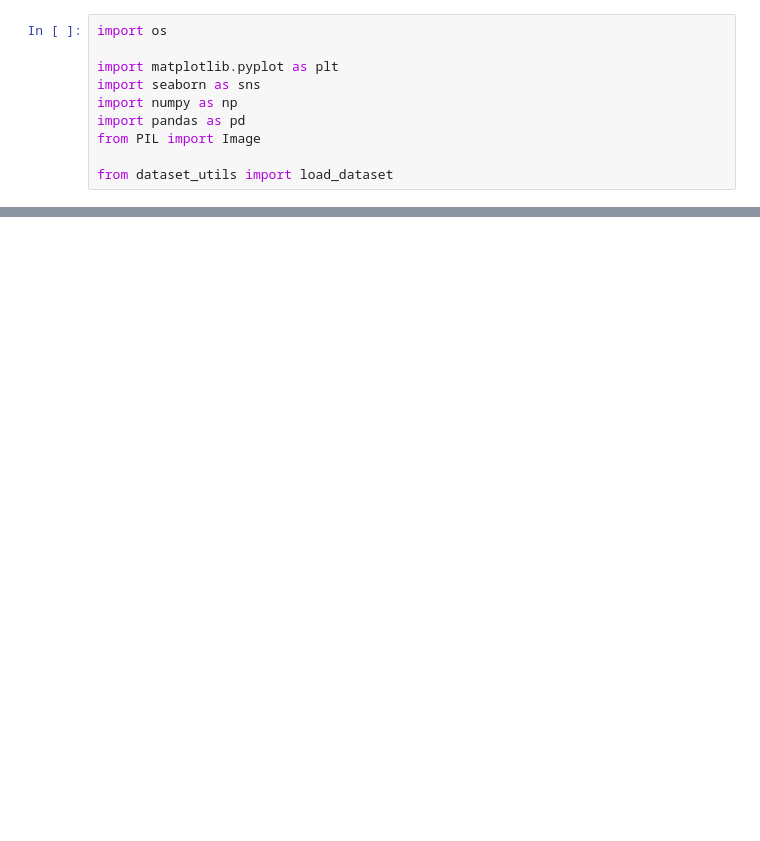
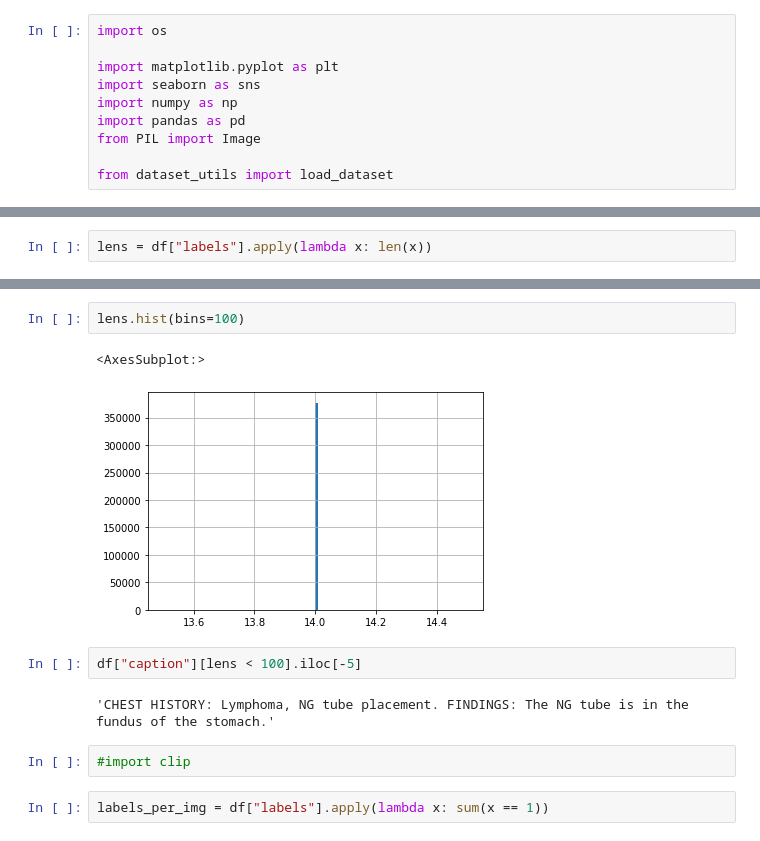
Before and after one commit to NotNANtoN/master_thesis, a Jupyter notebook: eda.ipynb, the cells around one changed output, grey strips where cells are left out. Drawn from its saved outputs; the diff is of its cells as text; blank space fills up the shorter version.

```diff
--- a/eda.ipynb
+++ b/eda.ipynb
@@ -60,0 +22,2 @@ captions_per_img
+# %%
+lens = df["labels"].apply(lambda x: len(x))
@@ -60,0 +36,13 @@ captions_per_img
+# %%
+lens.hist(bins=100)
+# %% [output]
+<AxesSubplot:>
+[figure, added]
+# %%
+df["caption"][lens < 100].iloc[-5]
+# %% [output]
+'CHEST HISTORY: Lymphoma, NG tube placement. FINDINGS: The NG tube is in the fundus of the stomach.'
+# %%
+#import clip
+# %%
+labels_per_img = df["labels"].apply(lambda x: sum(x == 1))
```
Also changed, not shown: parts of 16 cells of this notebook, 18 other files.
